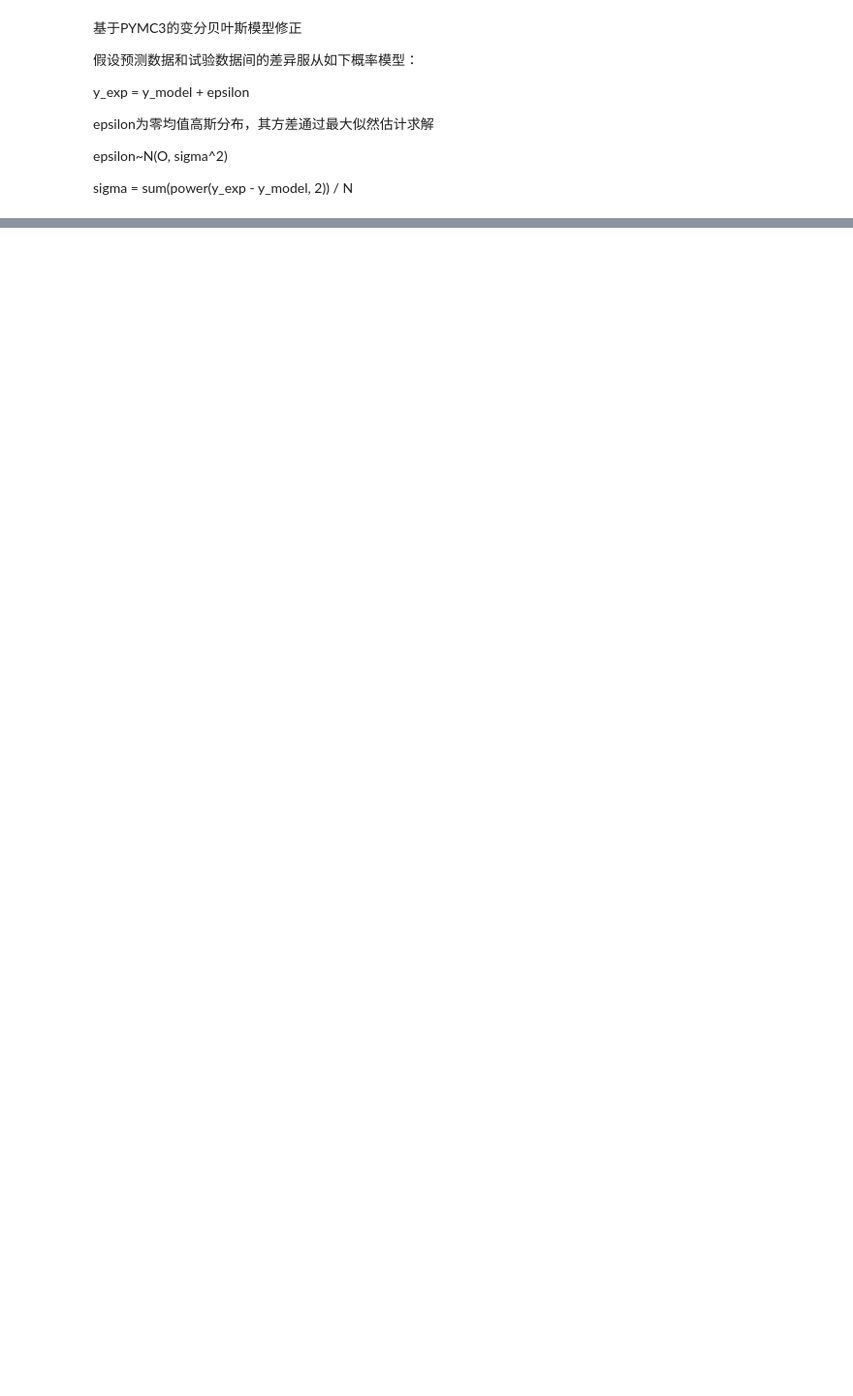
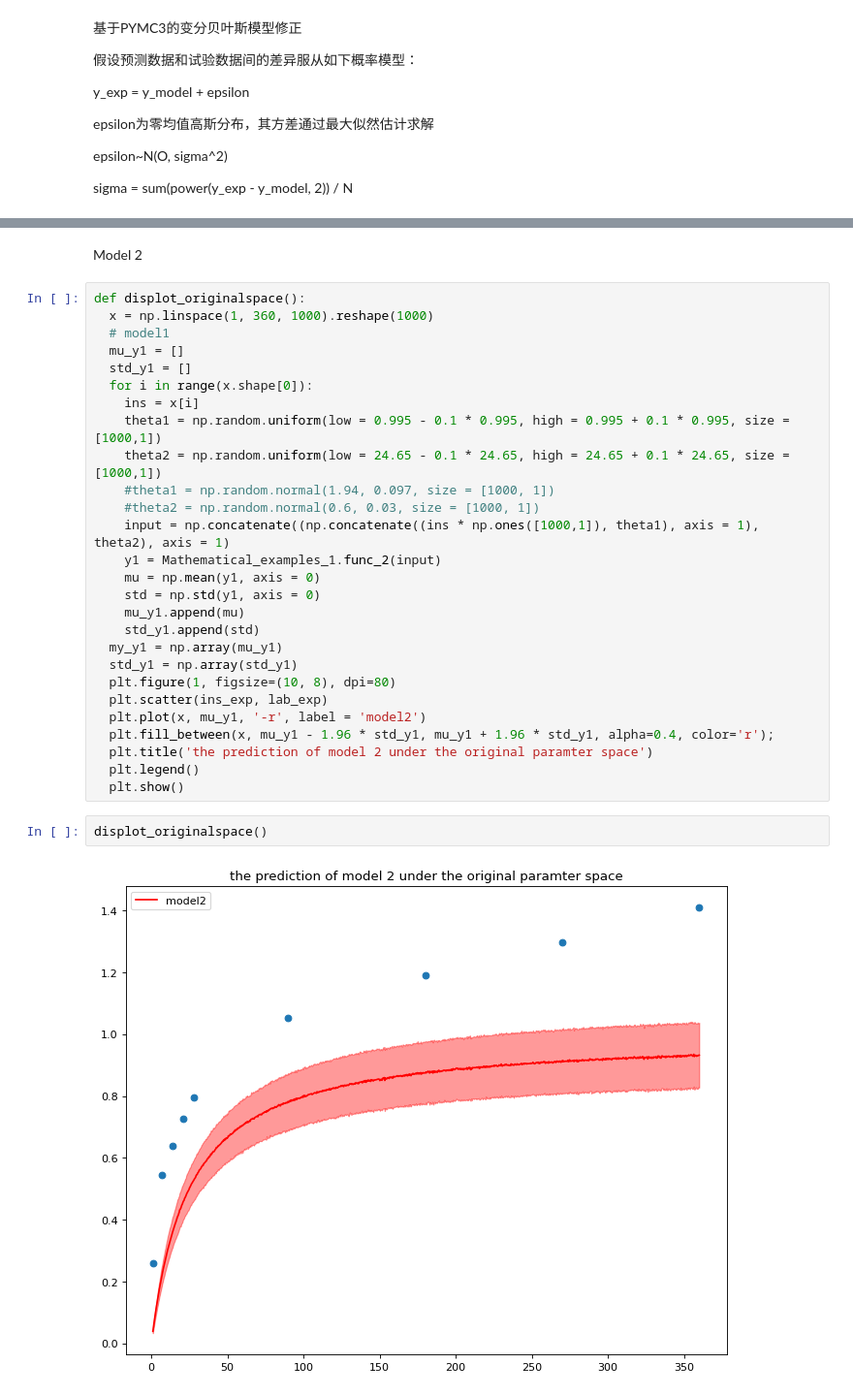
Before and after one commit to bominwang/Bayesian-statistics-method, a Jupyter notebook: BC_MCMC_demo.ipynb, the cells around one changed output, grey strips where cells are left out. Shown: that part at 97% size. Drawn from its saved outputs; the diff is of its cells as text; blank space fills up the shorter version.

```diff
--- a/BC_MCMC_demo.ipynb
+++ b/BC_MCMC_demo.ipynb
@@ -191,0 +189,33 @@ displot_calibrated_space(samples[20000:,:])
+# %% [markdown]
+Model 2
+# %%
+def displot_originalspace():
+  x = np.linspace(1, 360, 1000).reshape(1000)
+  # model1
+  mu_y1 = []
+  std_y1 = []
+  for i in range(x.shape[0]):
+    ins = x[i]
+    theta1 = np.random.uniform(low = 0.995 - 0.1 * 0.995, high = 0.995 + 0.1 * 0.995, size = [1000,1])
+    theta2 = np.random.uniform(low = 24.65 - 0.1 * 24.65, high = 24.65 + 0.1 * 24.65, size = [1000,1])
+    #theta1 = np.random.normal(1.94, 0.097, size = [1000, 1])
+    #theta2 = np.random.normal(0.6, 0.03, size = [1000, 1])
+    input = np.concatenate((np.concatenate((ins * np.ones([1000,1]), theta1), axis = 1), theta2), axis = 1)
+    y1 = Mathematical_examples_1.func_2(input)
+    mu = np.mean(y1, axis = 0)
+    std = np.std(y1, axis = 0)
+    mu_y1.append(mu)
+    std_y1.append(std)
+  my_y1 = np.array(mu_y1)
+  std_y1 = np.array(std_y1)
+  plt.figure(1, figsize=(10, 8), dpi=80)
+  plt.scatter(ins_exp, lab_exp)
+  plt.plot(x, mu_y1, '-r', label = 'model2')
+  plt.fill_between(x, mu_y1 - 1.96 * std_y1, mu_y1 + 1.96 * std_y1, alpha=0.4, color='r');
+  plt.title('the prediction of model 2 under the original paramter space')
+  plt.legend()
+  plt.show()
+# %%
+displot_originalspace()
+# %% [output]
+[figure, added]
```
Also changed, not shown: parts of 31 cells of this notebook.
